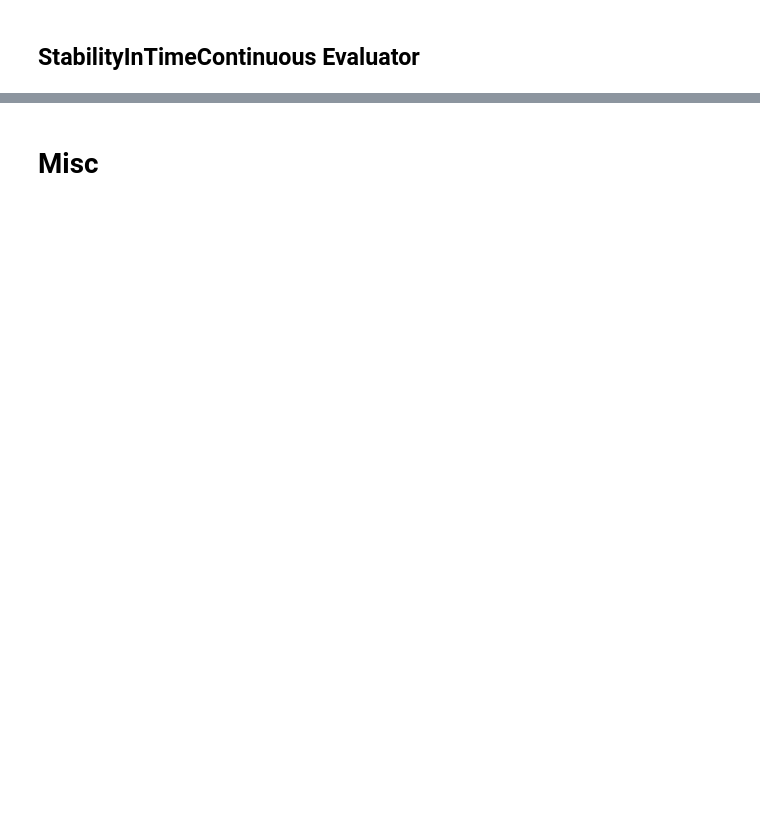
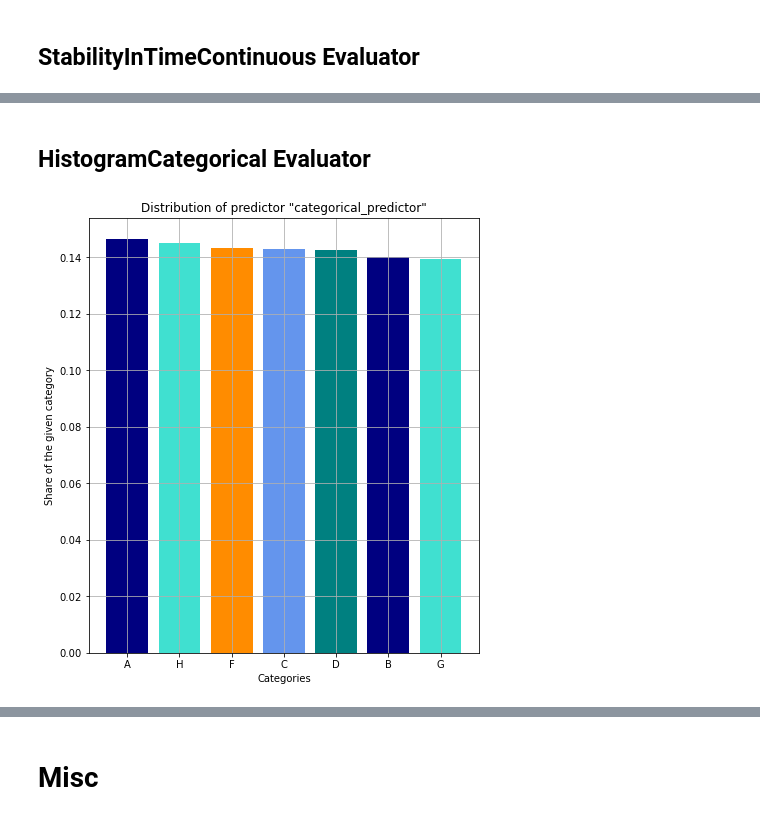
Before and after one commit to Vrboska/mofr, a Jupyter notebook: Testing.ipynb, the cells around one changed output, grey strips where cells are left out. Cells and saved outputs as stored; diff of their text form; code cells hidden in the pictures; blank space fills up the shorter version.

Commit message:
Histograms added

```diff
--- a/Testing.ipynb
+++ b/Testing.ipynb
@@ -489,0 +490,2 @@ Distribution of predictor "p_churn" in time
+# %% [markdown]
+## HistogramCategorical Evaluator
@@ -489,0 +494,4 @@ Distribution of predictor "p_churn" in time
+# %%
+from mofr.basic_evaluators.HistogramCategorical import HistogramCategoricalEvaluator
+
+hcae=HistogramCategoricalEvaluator()
@@ -489,0 +500,4 @@ Distribution of predictor "p_churn" in time
+# %%
+hcae.get_graph()
+# %% [output]
+[figure, added]
```
Also changed, not shown: parts of 45 cells of this notebook, 10 other files.
